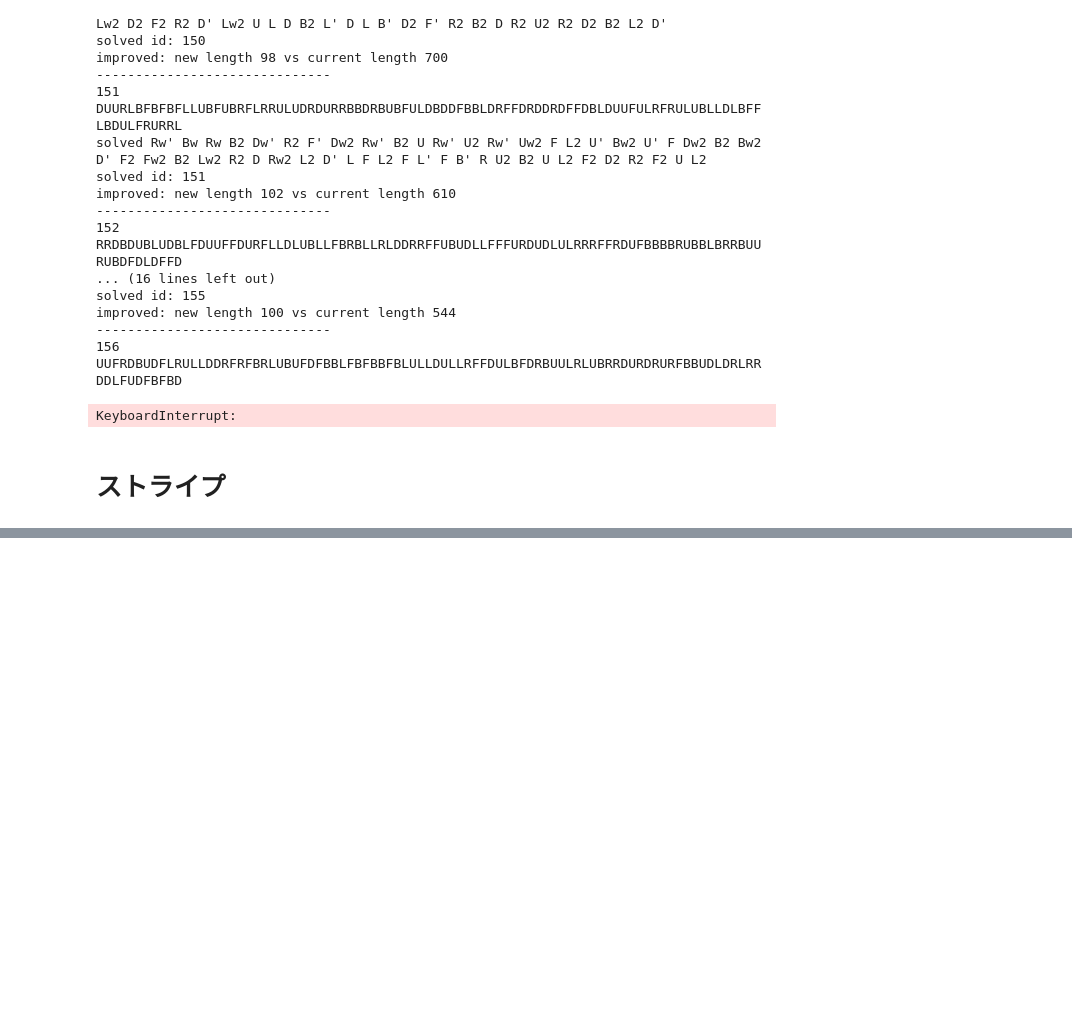
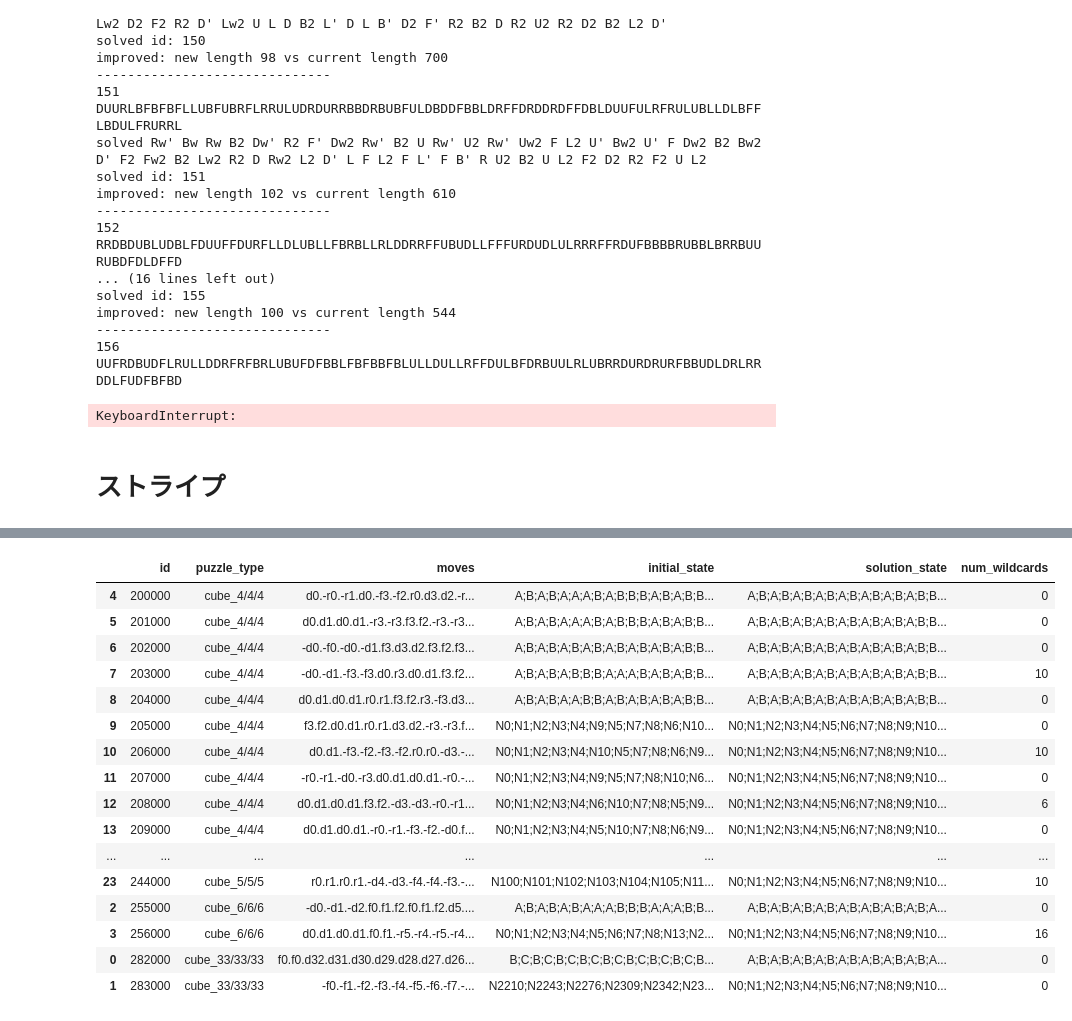
Before and after one commit to birdwatcherYT/santa2023, a Jupyter notebook: solver.ipynb, the cells around one changed output, grey strips where cells are left out. Drawn from its saved outputs; the diff is of its cells as text; code cells hidden in the pictures; blank space fills up the shorter version.

Commit message:
subproblem

```diff
--- a/solver.ipynb
+++ b/solver.ipynb
@@ -403,0 +469,39 @@ sol283="16Fw' 16Uw' L2 F 16Rw F 16Bw 16Dw2 16Rw 16Bw' F' 16Fw2 15Bw 16Dw' 15Rw 1
+# %%
+import subprocess
+
+normal_state=paths.loc[paths['puzzle_type'] == f'cube_{N}/{N}/{N}'].iloc[0]["solution_state"]
+for i, row in paths.loc[paths['puzzle_type'] == f'cube_{N}/{N}/{N}'].iterrows():
+    if row["solution_state"]==normal_state:
+        continue
+    id = row['id']
+    cur_state = row['initial_state']
+    print("-"*30)
+    print(id)
+
+    input_state=simulate_inverse(
+        normal_state, ## 普通の解
+        row["moves"],
+        row["allowed_moves"],
+    )
+    input_state=state2ubl(input_state)
+
+    result=subprocess.run(f"python ./rubiks-cube-NxNxN-solver/rubiks-cube-solver.py --state {input_state}", shell=True, capture_output=True)
+    output=result.stdout.decode()
+    if not output.startswith("Solution: "):
+        print("Fail!", output, result.stderr.decode())
+    sol=output.replace("Solution: ","").replace("\n","")
+    print("sol", sol)
+    mmoves = '.'.join([M[m] for m in sol.split(' ')])
+    cur_state=simulate(
+        row["initial_state"],
+        mmoves,
+        row["allowed_moves"],
+    )
+    subproblems.append({
+        "id": id*1000,
+        "puzzle_type": row["puzzle_type"],
+        "moves": mmoves,
+        "initial_state": cur_state,
+        "solution_state": row["solution_state"],
+        "num_wildcards": row["num_wildcards"]
+    })
@@ -403,0 +526,23 @@ sol283="16Fw' 16Uw' L2 F 16Rw F 16Bw 16Dw2 16Rw 16Bw' F' 16Fw2 15Bw 16Dw' 15Rw 1
+# %%
+subproblem_df=pd.DataFrame(subproblems).sort_values("id")
+subproblem_df.to_csv("subproblem.csv", index=None)
+# %%
+subproblem_df
+# %% [output]
+|  | id | puzzle_type | moves | initial_state | solution_state | num_wildcards |
+| 4 | 200000 | cube_4/4/4 | d0.-r0.-r1.d0.-f3.-f2.r0.d3.d2.-r... | A;B;A;B;A;A;A;B;A;B;B;B;A;B;A;B;B... | A;B;A;B;A;B;A;B;A;B;A;B;A;B;A;B;B... | 0 |
+| 5 | 201000 | cube_4/4/4 | d0.d1.d0.d1.-r3.-r3.f3.f2.-r3.-r3... | A;B;A;B;A;A;A;B;A;B;B;B;A;B;A;B;B... | A;B;A;B;A;B;A;B;A;B;A;B;A;B;A;B;B... | 0 |
+| 6 | 202000 | cube_4/4/4 | -d0.-f0.-d0.-d1.f3.d3.d2.f3.f2.f3... | A;B;A;B;A;B;A;B;A;B;A;B;A;B;A;B;B... | A;B;A;B;A;B;A;B;A;B;A;B;A;B;A;B;B... | 0 |
+| 7 | 203000 | cube_4/4/4 | -d0.-d1.-f3.-f3.d0.r3.d0.d1.f3.f2... | A;B;A;B;A;B;B;B;A;A;A;B;A;B;A;B;B... | A;B;A;B;A;B;A;B;A;B;A;B;A;B;A;B;B... | 10 |
+| 8 | 204000 | cube_4/4/4 | d0.d1.d0.d1.r0.r1.f3.f2.r3.-f3.d3... | A;B;A;B;A;A;B;B;A;B;A;B;A;B;A;B;B... | A;B;A;B;A;B;A;B;A;B;A;B;A;B;A;B;B... | 0 |
+| 9 | 205000 | cube_4/4/4 | f3.f2.d0.d1.r0.r1.d3.d2.-r3.-r3.f... | N0;N1;N2;N3;N4;N9;N5;N7;N8;N6;N10... | N0;N1;N2;N3;N4;N5;N6;N7;N8;N9;N10... | 0 |
+| 10 | 206000 | cube_4/4/4 | d0.d1.-f3.-f2.-f3.-f2.r0.r0.-d3.-... | N0;N1;N2;N3;N4;N10;N5;N7;N8;N6;N9... | N0;N1;N2;N3;N4;N5;N6;N7;N8;N9;N10... | 10 |
+| 11 | 207000 | cube_4/4/4 | -r0.-r1.-d0.-r3.d0.d1.d0.d1.-r0.-... | N0;N1;N2;N3;N4;N9;N5;N7;N8;N10;N6... | N0;N1;N2;N3;N4;N5;N6;N7;N8;N9;N10... | 0 |
+| 12 | 208000 | cube_4/4/4 | d0.d1.d0.d1.f3.f2.-d3.-d3.-r0.-r1... | N0;N1;N2;N3;N4;N6;N10;N7;N8;N5;N9... | N0;N1;N2;N3;N4;N5;N6;N7;N8;N9;N10... | 6 |
+| 13 | 209000 | cube_4/4/4 | d0.d1.d0.d1.-r0.-r1.-f3.-f2.-d0.f... | N0;N1;N2;N3;N4;N5;N10;N7;N8;N6;N9... | N0;N1;N2;N3;N4;N5;N6;N7;N8;N9;N10... | 0 |
+| ... | ... | ... | ... | ... | ... | ... |
+| 23 | 244000 | cube_5/5/5 | r0.r1.r0.r1.-d4.-d3.-f4.-f4.-f3.-... | N100;N101;N102;N103;N104;N105;N11... | N0;N1;N2;N3;N4;N5;N6;N7;N8;N9;N10... | 10 |
+| 2 | 255000 | cube_6/6/6 | -d0.-d1.-d2.f0.f1.f2.f0.f1.f2.d5.... | A;B;A;B;A;B;A;A;A;B;B;B;A;A;A;B;B... | A;B;A;B;A;B;A;B;A;B;A;B;A;B;A;B;A... | 0 |
+| 3 | 256000 | cube_6/6/6 | d0.d1.d0.d1.f0.f1.-r5.-r4.-r5.-r4... | N0;N1;N2;N3;N4;N5;N6;N7;N8;N13;N2... | N0;N1;N2;N3;N4;N5;N6;N7;N8;N9;N10... | 16 |
+| 0 | 282000 | cube_33/33/33 | f0.f0.d32.d31.d30.d29.d28.d27.d26... | B;C;B;C;B;C;B;C;B;C;B;C;B;C;B;C;B... | A;B;A;B;A;B;A;B;A;B;A;B;A;B;A;B;A... | 0 |
+| 1 | 283000 | cube_33/33/33 | -f0.-f1.-f2.-f3.-f4.-f5.-f6.-f7.-... | N2210;N2243;N2276;N2309;N2342;N23... | N0;N1;N2;N3;N4;N5;N6;N7;N8;N9;N10... | 0 |
```
Also changed, not shown: parts of 17 cells of this notebook.
